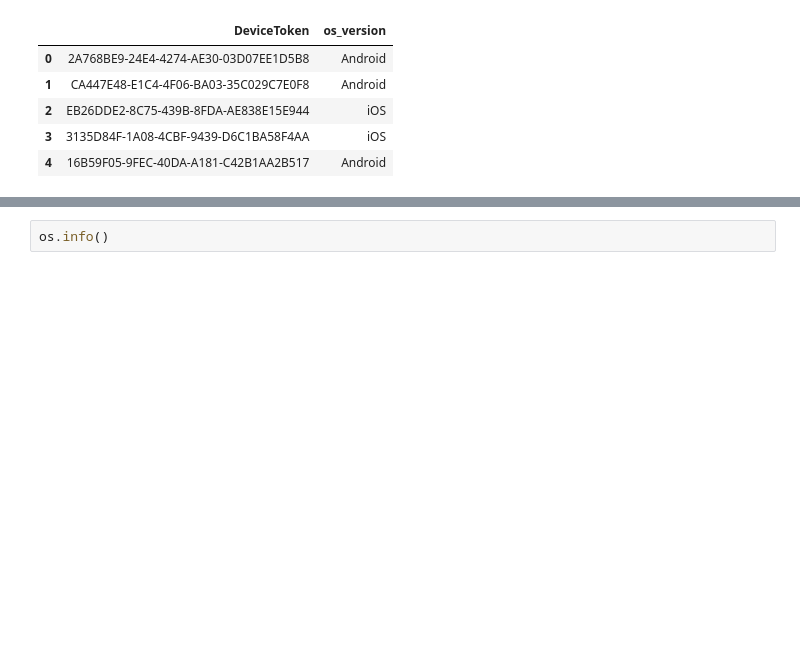
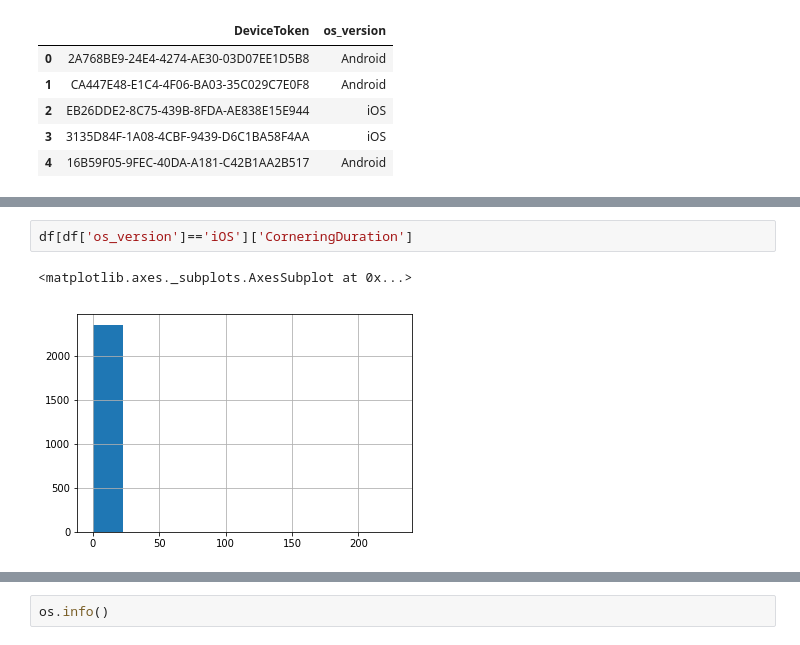
Before and after one commit to Simaregele/GeoDataPrediction, a Jupyter notebook: Test Geo Data.ipynb, the cells around one changed output, grey strips where cells are left out. Saved outputs shown, nothing was run; the diff lists cells and outputs as text; blank space fills up the shorter version.

```diff
--- a/Test Geo Data.ipynb
+++ b/Test Geo Data.ipynb
@@ -133,0 +302,5 @@ df.head()
+# %%
+df[df['os_version']=='iOS']['CorneringDuration']
+# %% [output]
+<matplotlib.axes._subplots.AxesSubplot at 0x...>
+[figure, added]
```
Also changed, not shown: parts of 53 cells of this notebook.
